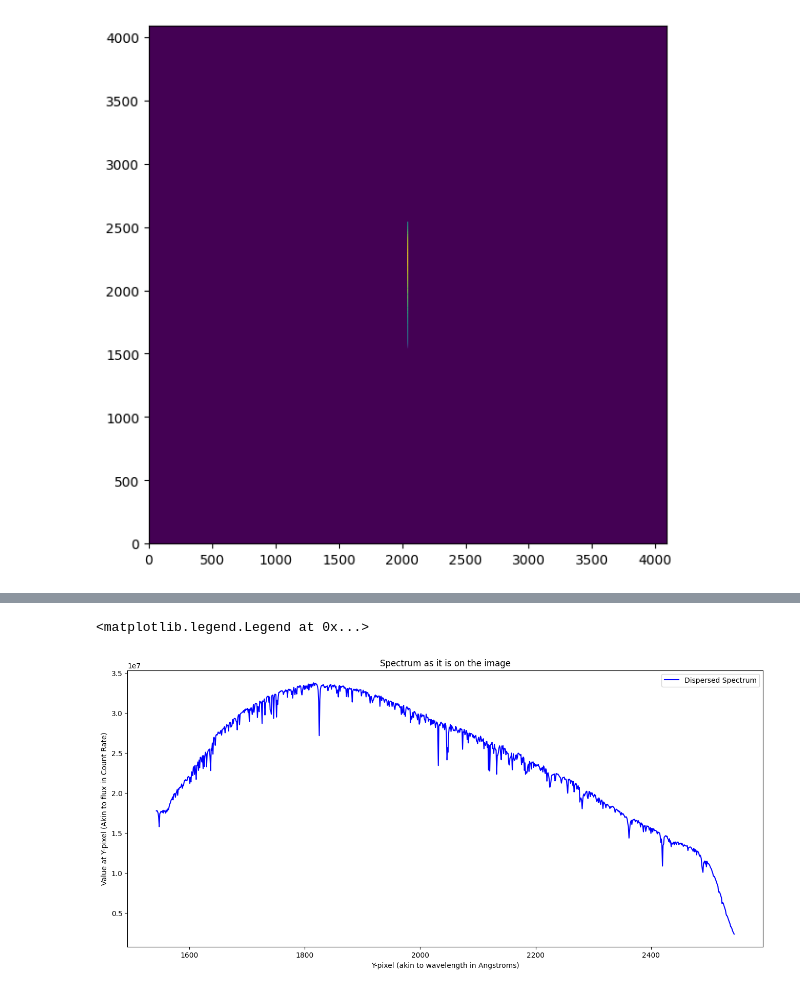
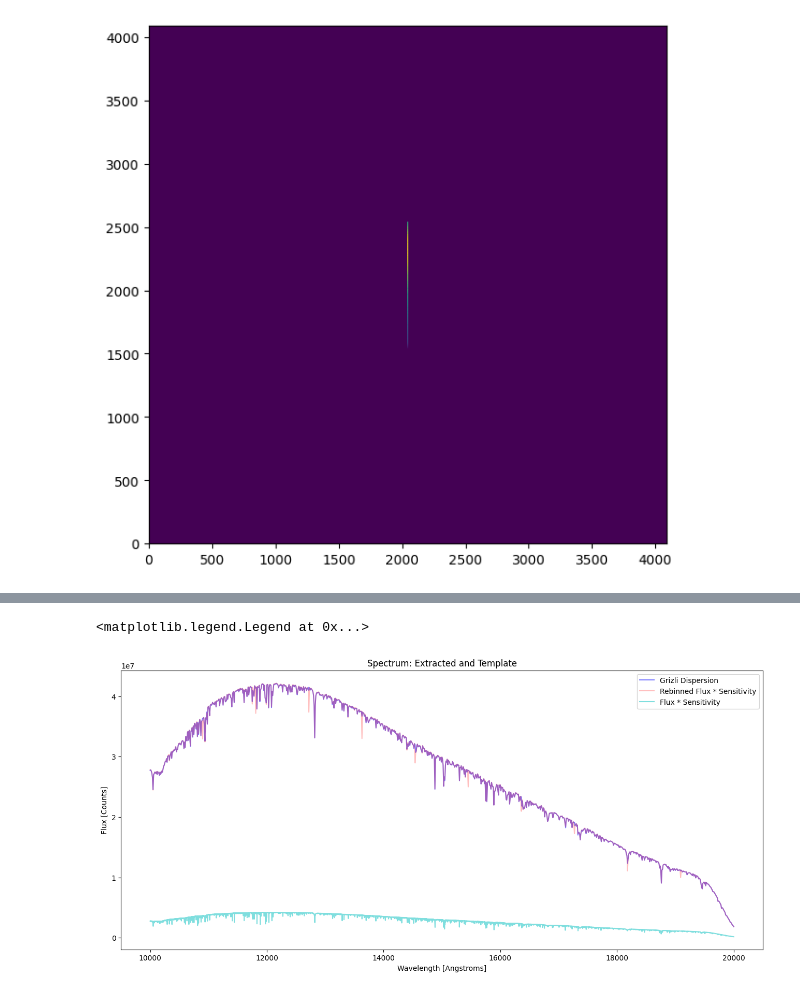
Before and after one commit to keithbuckholz/summer-roman-project, a Jupyter notebook: 6) predictable_extract/notebooks/single_pix.ipynb, the cells around one changed output, grey strips where cells are left out. Cells and saved outputs as stored; diff of their text form; code cells hidden in the pictures.

```diff
--- a/6) predictable_extract/notebooks/single_pix.ipynb
+++ b/6) predictable_extract/notebooks/single_pix.ipynb
@@ -18,6 +22,6 @@ from grizli.model import GrismFLT
 # %%
-empty_dir = "/Users/keith/astr/research_astr/summer-roman-project/predictable_extract/fits/empty_direct.fits"
-empty_seg = "/Users/keith/astr/research_astr/summer-roman-project/predictable_extract/fits/empty_seg.fits"
+empty_dir = "empty_direct.fits"
+empty_seg = "empty_seg.fits"
 pad = 100
 roman = GrismFLT(direct_file=empty_dir, seg_file=empty_seg, pad=pad)
 # %% [output]
@@ -56,8 +64,7 @@ interpolated_sens = np.interp(wave, sens["WAVELENGTH"], sens["SENSITIVITY"])
 dir = np.zeros((4288,4288), dtype="float32") # pad=100
 dir[2144, 2144] = 1.
 
-roman.direct.data["SCI"] = dir
-roman.seg = dir
+roman.direct.data["SCI"] = roman.seg = dir
 
 model = roman.compute_model_orders(id=1, mag=1, compute_size=False, size=5,
                                    in_place=False, store=False, is_cgs=True,
@@ -83,12 +90,18 @@ array([[       0. ,        0. ,        0. ],
 cutout = np.flip(upright[2044-501: 2044+500, 2044]) # proper limits are y=[-500:500], x=[2144]
 pix = np.linspace(2044-501, 2044+500, len(cutout))
 
-plt.plot(pix, cutout, c='b', label="Dispersed Spectrum")
-
-plt.title("Spectrum as it is on the image")
-plt.xlabel("Y-pixel (akin to wavelength in Angstroms)")
-plt.ylabel("Value at Y-pixel (Akin to flux in Count Rate)")
-plt.legend()
+expected_values = star_spec.flux * interpolated_sens
+binned_expectation = scipy.stats.binned_statistic(star_spec.wave, expected_values, statistic="sum", bins=1001)[0]
+wave = np.linspace(10000, 20000, len(cutout))
-# %% [output]
-<matplotlib.legend.Legend at 0x...>
-[figure, removed]
+# %%
+plt.plot(wave, cutout, c='b', alpha=0.5, label="Grizli Dispersion")
+plt.plot(wave, binned_expectation, c='r', alpha=0.25, label="Rebinned Flux * Sensitivity")
+plt.plot(star_spec.wave, expected_values, c='c', alpha=0.5, label="Flux * Sensitivity")
+
+plt.xlabel("Wavelength [Angstroms]")
+plt.ylabel("Flux [Counts]")
+plt.title("Spectrum: Extracted and Template")
+plt.legend()
+# %% [output]
+<matplotlib.legend.Legend at 0x...>
+[figure, added]
```
Also changed, not shown: parts of 23 cells of this notebook, 3 other files.
